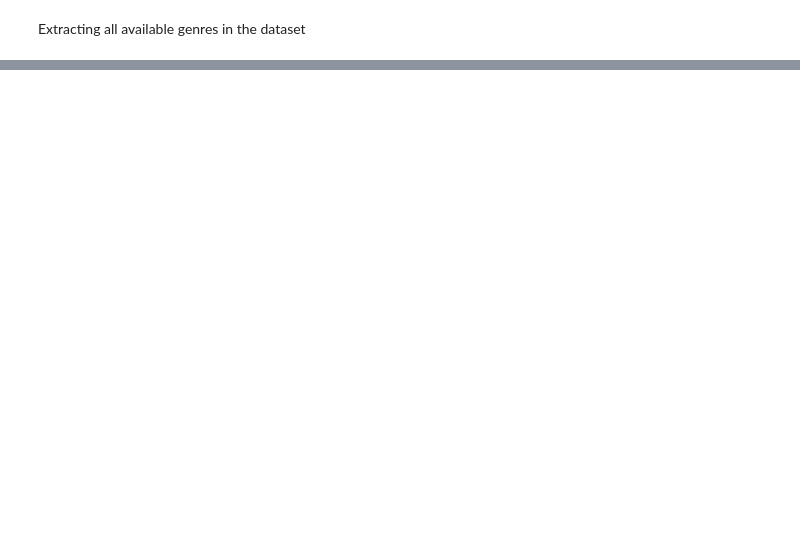
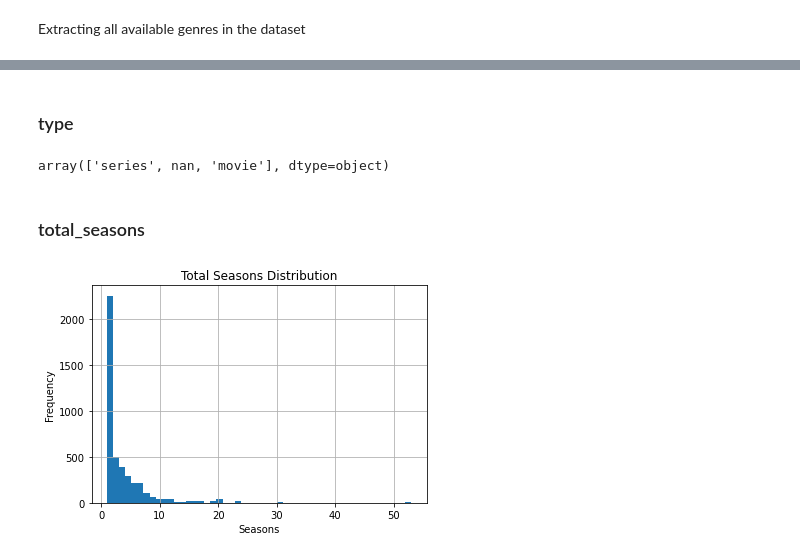
Before and after one commit to sinapordanesh/Machine-Learning-Projects, a Jupyter notebook: Netflix Secrets/data_analyziz.ipynb, the cells around one changed output, grey strips where cells are left out. Cells and saved outputs as stored; diff of their text form; code cells hidden in the pictures; blank space fills up the shorter version.

```diff
--- a/Netflix Secrets/data_analyziz.ipynb
+++ b/Netflix Secrets/data_analyziz.ipynb
@@ -322,0 +493,11 @@ print(unique_single_genres)
+# %%
+'''
+# Calculate mean and median of imdb_rating
+mean_rating = training_df['imdb_rating'].mean()
+median_rating = training_df['imdb_rating'].median()
+
+# Impute missing values with the mean or median
+# Using mean
+training_df['imdb_rating'].fillna(median_rating, inplace=True)
+training_df['country'].replace('N/A', median_rating, inplace=True)
+'''
@@ -344,0 +571,6 @@ memory usage: 1.5+ MB
+# %% [markdown]
+### type
+# %%
+training_df['type'].unique()
+# %% [output]
+array(['series', nan, 'movie'], dtype=object)
@@ -344,0 +584,10 @@ memory usage: 1.5+ MB
+# %% [markdown]
+### total_seasons
+# %%
+training_df['total_seasons'].dropna().hist(bins=50)
+plt.title('Total Seasons Distribution')
+plt.xlabel('Seasons')
+plt.ylabel('Frequency')
+plt.show()
+# %% [output]
+[figure, added]
```
Also changed, not shown: parts of 49 cells of this notebook, 1 other file.
